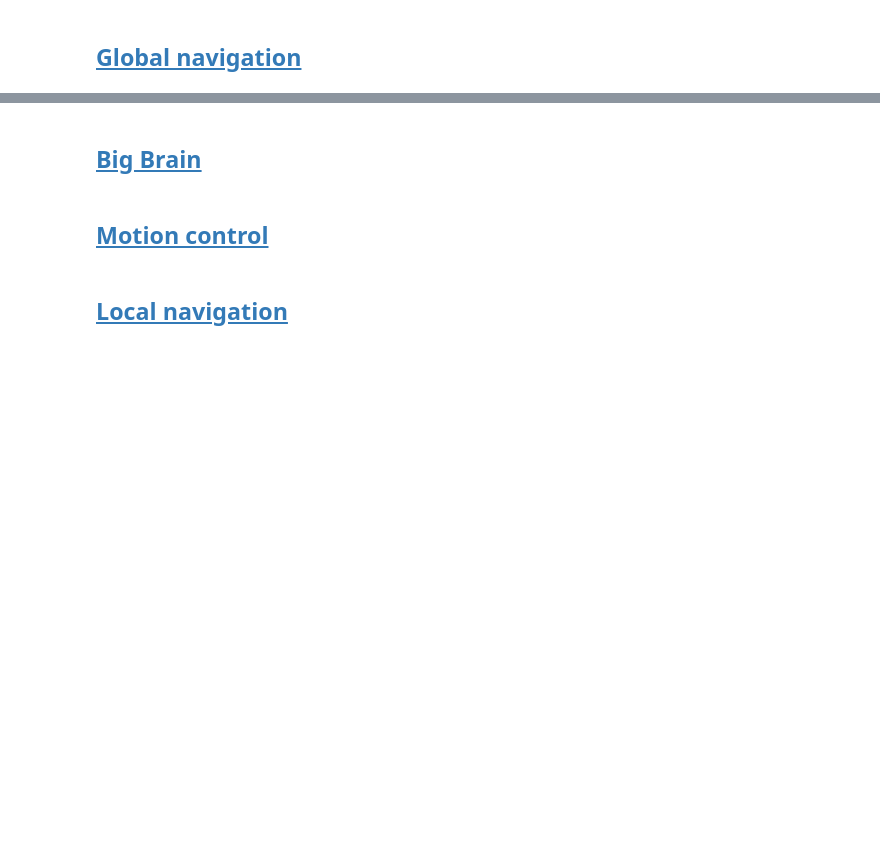
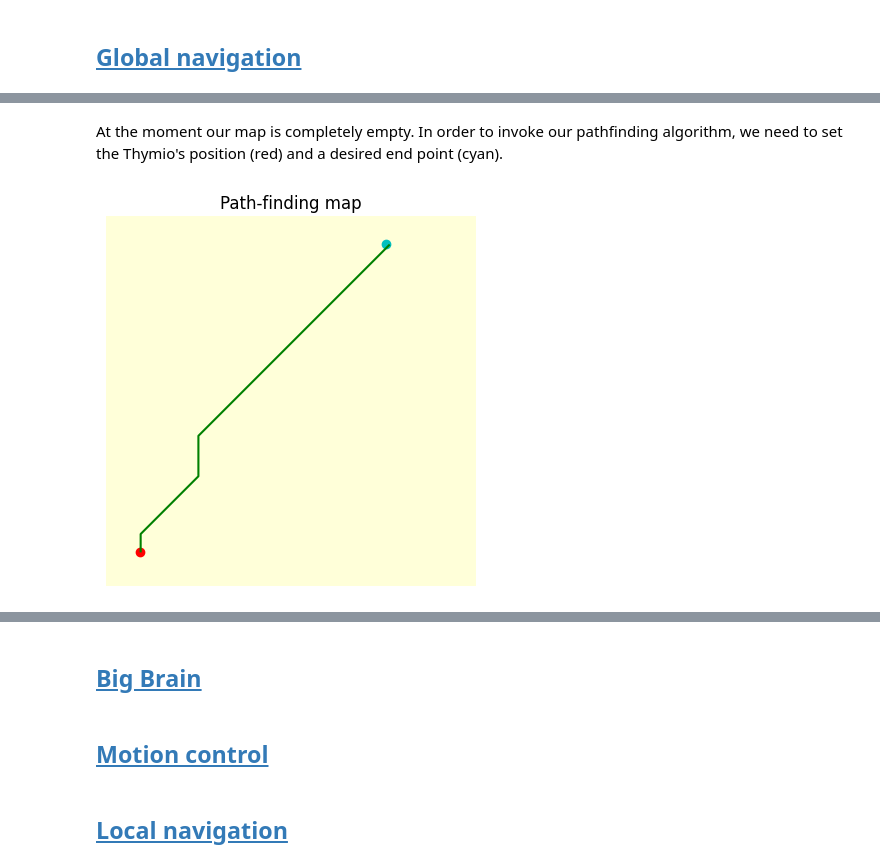
Before and after one commit to MarcusCemes/micro-452-robotics-project, a Jupyter notebook: micro-452-project-Report.ipynb, the cells around one changed output, grey strips where cells are left out. Cells and saved outputs as stored; diff of their text form; code cells hidden in the pictures; blank space fills up the shorter version.

```diff
--- a/micro-452-project-Report.ipynb
+++ b/micro-452-project-Report.ipynb
@@ -171,2 +208,11 @@ print_pose(ctx)
 # %% [markdown]
 ## <a id='toc1_5_'></a>[Global navigation](#toc0_)
+# %%
+import app.global_navigation
+import report.global_nav
+
+global_nav = app.global_navigation.GlobalNavigation(ctx)
+
+# Reset the state related to path finding.
+# You can rerun this cell to reset this section.
+report.global_nav.reset(ctx)
@@ -172,0 +225,14 @@ print_pose(ctx)
+# %% [markdown]
+At the moment our map is completely empty. In order to invoke our pathfinding algorithm, we need to set the Thymio's position (red) and a desired end point (cyan).
+# %%
+# Update the state
+ctx.state.position = (10, 10)
+ctx.state.end = (90, 110)
+
+# Recompute the path
+await global_nav._recompute_path()
+
+# Plot the result
+report.global_nav.plot_map(ctx)
+# %% [output]
+[figure, added]
```
Also changed, not shown: parts of 25 cells of this notebook, 5 other files.
